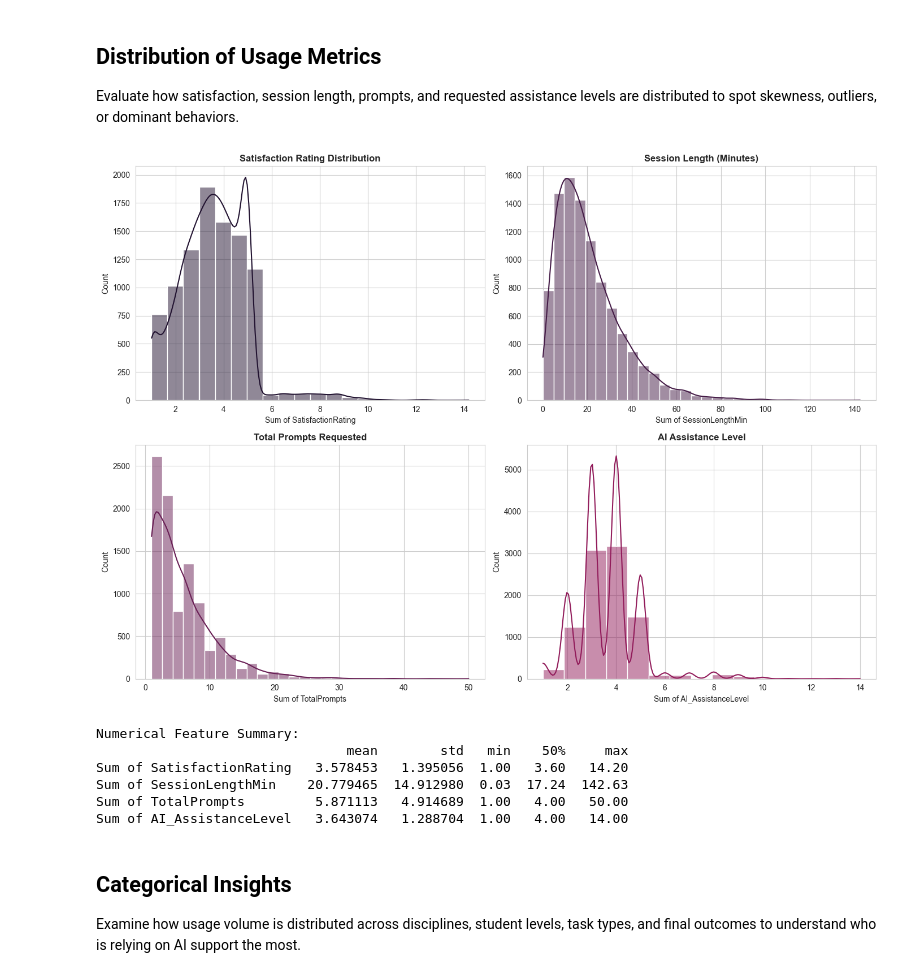
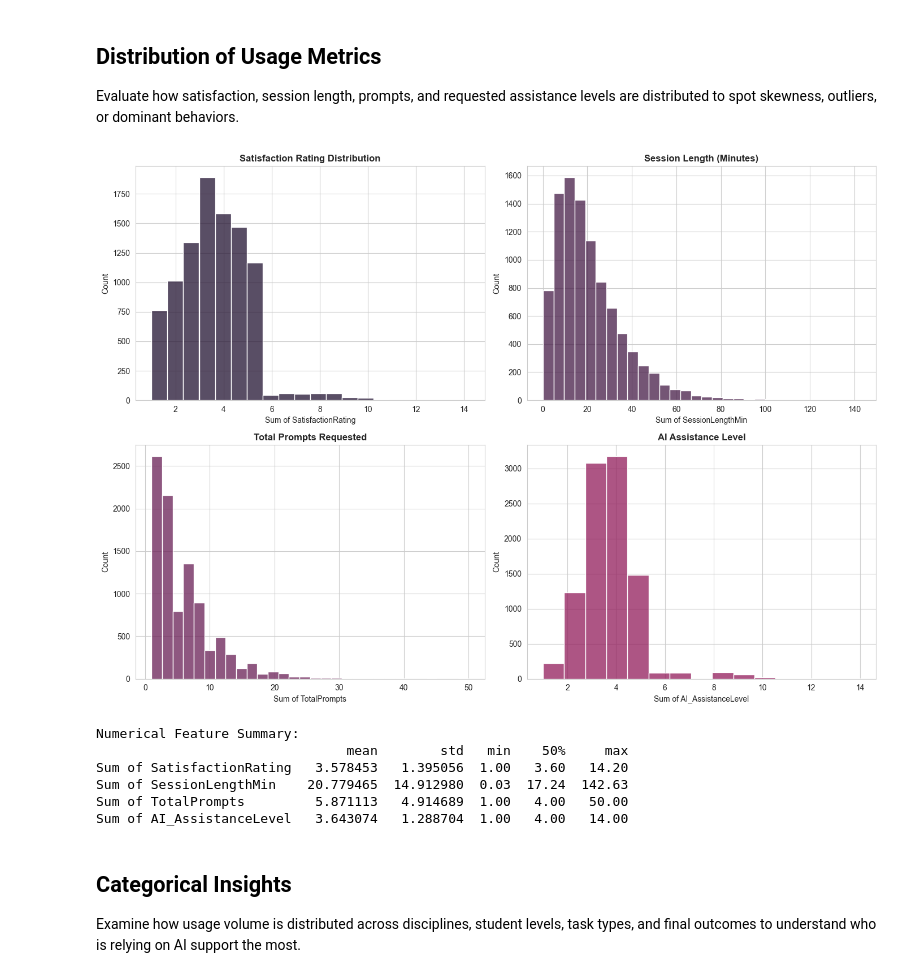
Before and after one commit to IuliaBunescu/student-ai-consumption, a Jupyter notebook: analysis/ida_eda.ipynb, the cells around one changed output. Saved outputs shown, nothing was run; the diff lists cells and outputs as text; code cells hidden in the pictures.

```diff
--- a/analysis/ida_eda.ipynb
+++ b/analysis/ida_eda.ipynb
@@ -69,26 +80,26 @@ Evaluate how satisfaction, session length, prompts, and requested assistance lev
 # %%
 # Visualize distributions for key quantitative metrics
 fig, axes = plt.subplots(2, 2, figsize=(14, 10))
 
-sns.histplot(data=df, x='Sum of SatisfactionRating', kde=True, ax=axes[0, 0], bins=20, color=palette_discrete[0])
+sns.histplot(data=df, x='Sum of SatisfactionRating', ax=axes[0, 0], bins=20, color=palette_discrete[0])
 axes[0, 0].set_title('Satisfaction Rating Distribution', fontsize=12, fontweight='bold')
 
-sns.histplot(data=df, x='Sum of SessionLengthMin', kde=True, ax=axes[0, 1], bins=30, color=palette_discrete[1])
+sns.histplot(data=df, x='Sum of SessionLengthMin', ax=axes[0, 1], bins=30, color=palette_discrete[1])
 axes[0, 1].set_title('Session Length (Minutes)', fontsize=12, fontweight='bold')
 
-sns.histplot(data=df, x='Sum of TotalPrompts', kde=True, ax=axes[1, 0], bins=30, color=palette_discrete[2])
+sns.histplot(data=df, x='Sum of TotalPrompts', ax=axes[1, 0], bins=30, color=palette_discrete[2])
 axes[1, 0].set_title('Total Prompts Requested', fontsize=12, fontweight='bold')
 
-sns.histplot(data=df, x='Sum of AI_AssistanceLevel', kde=True, ax=axes[1, 1], bins=15, color=palette_discrete[3])
+sns.histplot(data=df, x='Sum of AI_AssistanceLevel', ax=axes[1, 1], bins=15, color=palette_discrete[3])
 axes[1, 1].set_title('AI Assistance Level', fontsize=12, fontweight='bold')
 
 plt.tight_layout()
 plt.show()
 
 print('Numerical Feature Summary:')
 print(df[['Sum of SatisfactionRating', 'Sum of SessionLengthMin', 'Sum of TotalPrompts', 'Sum of AI_AssistanceLevel']].describe().T[['mean', 'std', 'min', '50%', 'max']])
 # %% [output]
-[figure, old version]
+[figure, new version]
 Numerical Feature Summary:
                                 mean        std   min    50%     max
 Sum of SatisfactionRating   3.578453   1.395056  1.00   3.60   14.20
```
Also changed, not shown: parts of 50 cells of this notebook.
